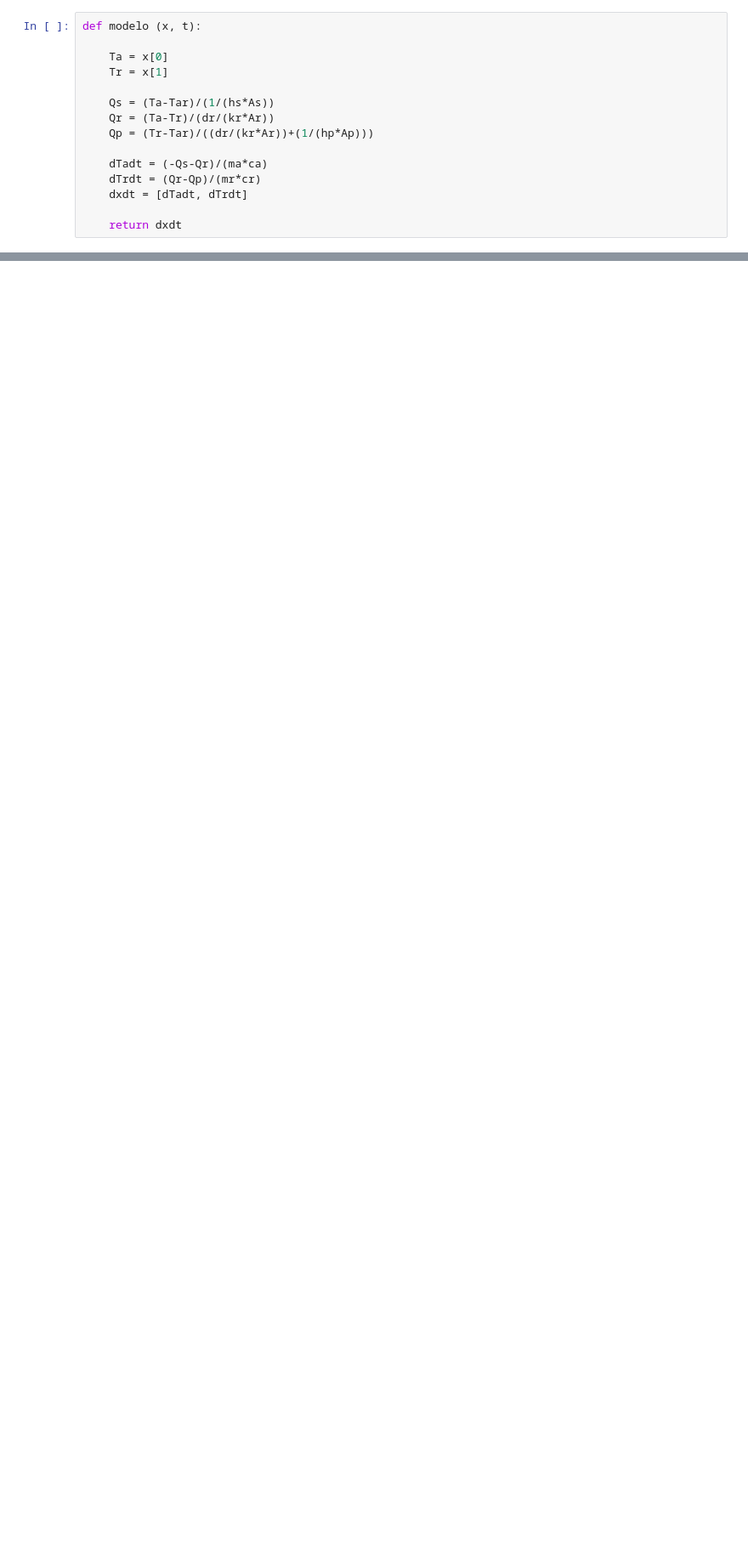
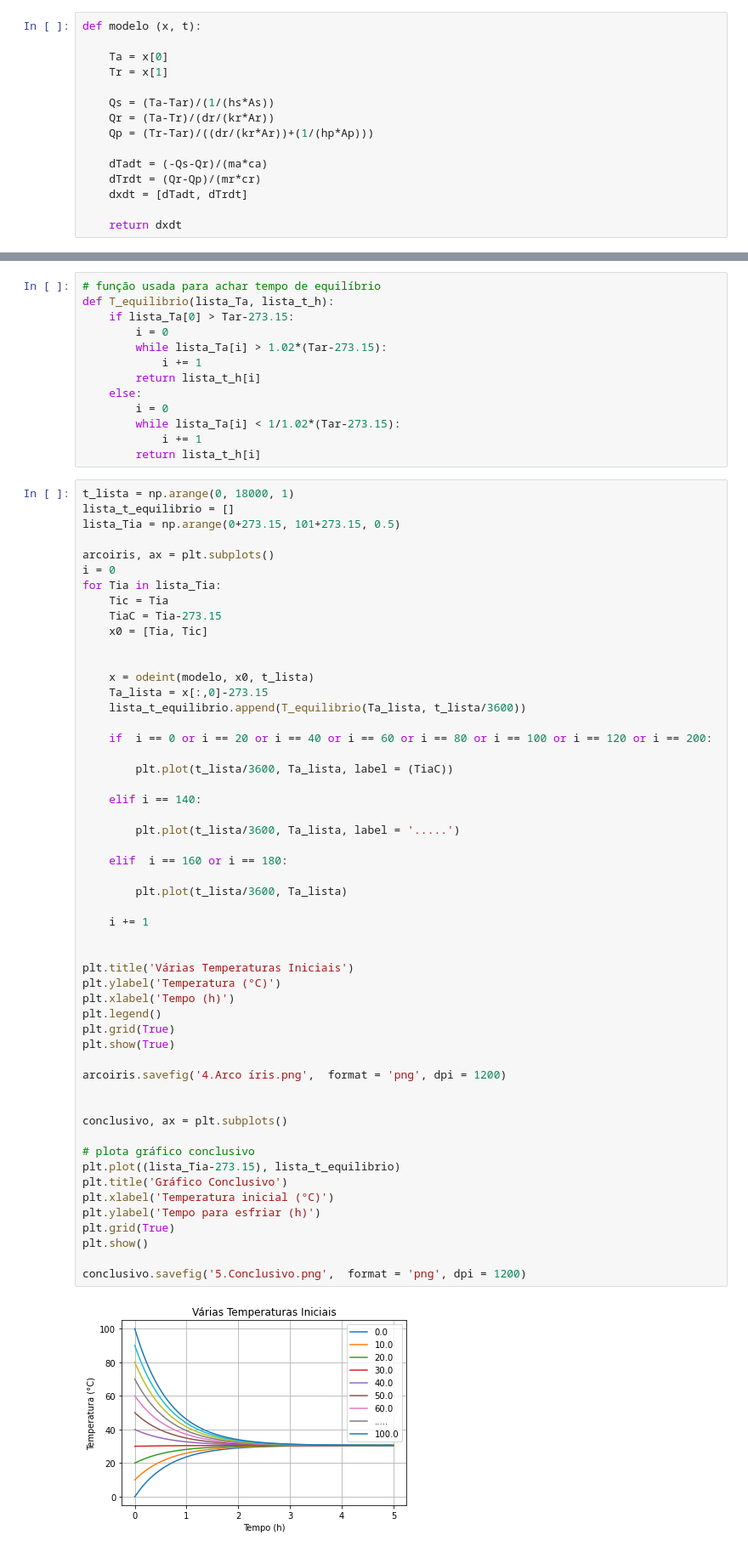
Before and after one commit to pedroivoal/Modsim-P2, a Jupyter notebook: arq3.ipynb, the cells around one changed output, grey strips where cells are left out. Shown at 85% size. Drawn from its saved outputs; the diff is of its cells as text; blank space fills up the shorter version.

```diff
--- a/arq3.ipynb
+++ b/arq3.ipynb
@@ -154,0 +155,68 @@ validação.savefig('1°.Validação2.png',  format = 'png', dpi = 1200)
+# %%
+# função usada para achar tempo de equilíbrio
+def T_equilibrio(lista_Ta, lista_t_h):
+    if lista_Ta[0] > Tar-273.15:
+        i = 0
+        while lista_Ta[i] > 1.02*(Tar-273.15):
+            i += 1
+        return lista_t_h[i]
+    else:
+        i = 0
+        while lista_Ta[i] < 1/1.02*(Tar-273.15):
+            i += 1
+        return lista_t_h[i]
+# %%
+t_lista = np.arange(0, 18000, 1)
+lista_t_equilibrio = []
+lista_Tia = np.arange(0+273.15, 101+273.15, 0.5)
+
+arcoiris, ax = plt.subplots()
+i = 0
+for Tia in lista_Tia:
+    Tic = Tia
+    TiaC = Tia-273.15
+    x0 = [Tia, Tic]
+
+
+    x = odeint(modelo, x0, t_lista)
+    Ta_lista = x[:,0]-273.15
+    lista_t_equilibrio.append(T_equilibrio(Ta_lista, t_lista/3600))
+
+    if  i == 0 or i == 20 or i == 40 or i == 60 or i == 80 or i == 100 or i == 120 or i == 200:
+
+        plt.plot(t_lista/3600, Ta_lista, label = (TiaC))
+
+    elif i == 140:
+
+        plt.plot(t_lista/3600, Ta_lista, label = '.....')
+
+    elif  i == 160 or i == 180:
+
+        plt.plot(t_lista/3600, Ta_lista)
+
+    i += 1
+
+
+plt.title('Várias Temperaturas Iniciais')
+plt.ylabel('Temperatura (°C)')
+plt.xlabel('Tempo (h)')
+plt.legend()
+plt.grid(True)
+plt.show(True)
+
+arcoiris.savefig('4.Arco íris.png',  format = 'png', dpi = 1200)
+
+
+conclusivo, ax = plt.subplots()
+
+# plota gráfico conclusivo
+plt.plot((lista_Tia-273.15), lista_t_equilibrio)
+plt.title('Gráfico Conclusivo')
+plt.xlabel('Temperatura inicial (°C)')
+plt.ylabel('Tempo para esfriar (h)')
+plt.grid(True)
+plt.show()
+
+conclusivo.savefig('5.Conclusivo.png',  format = 'png', dpi = 1200)
+# %% [output]
+[figure, added]
```
Also changed, not shown: parts of 13 cells of this notebook, 11 other files.
